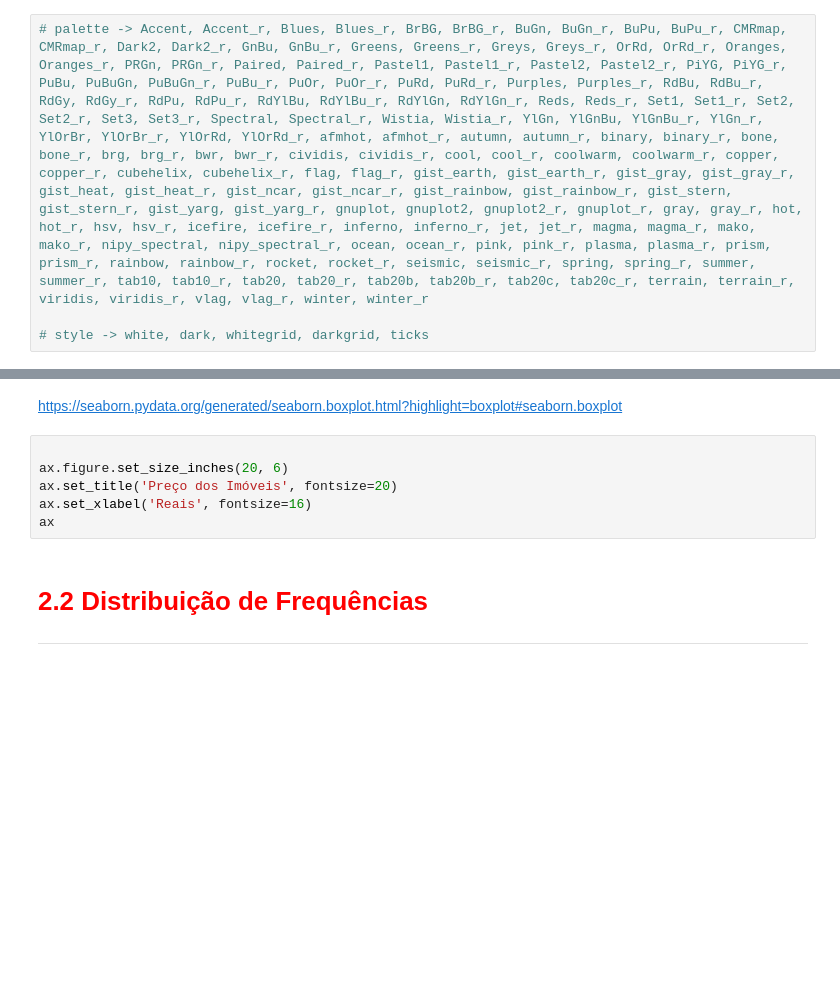
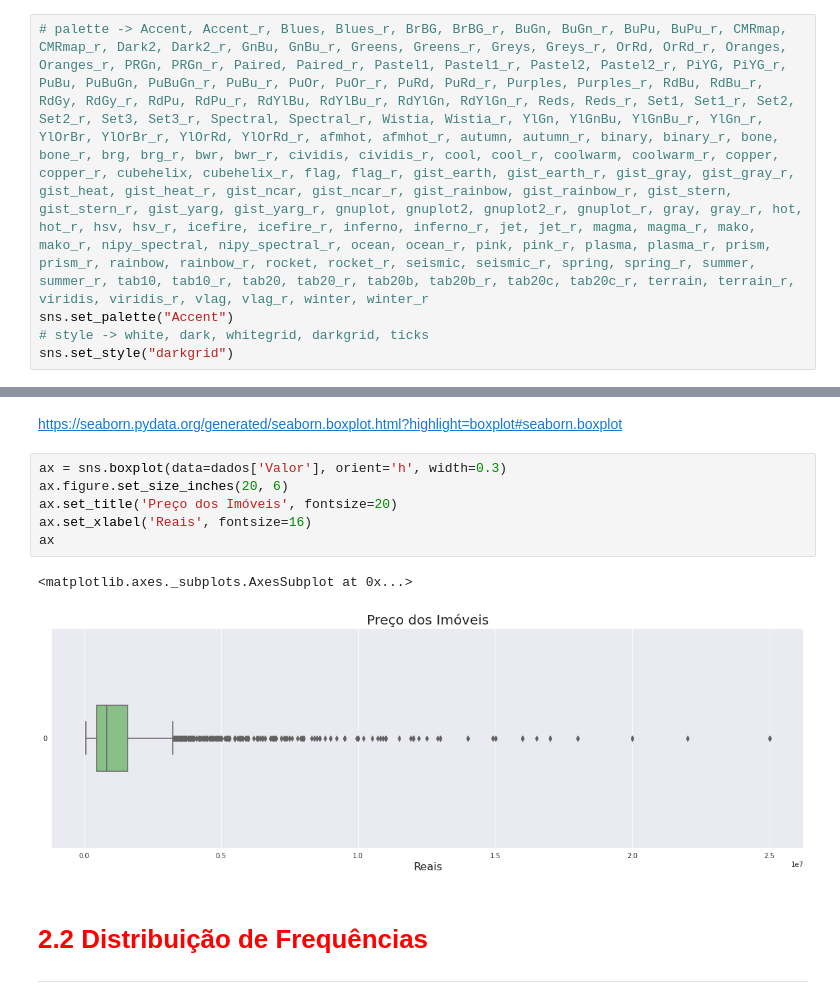
Before and after one commit to viniciosazambuja/RegressaoLinear, a Jupyter notebook: Regressão_Linear_II.ipynb, the cells around one changed output, grey strips where cells are left out. Saved outputs shown, nothing was run; the diff lists cells and outputs as text; blank space fills up the shorter version.

```diff
--- a/Regressão_Linear_II.ipynb
+++ b/Regressão_Linear_II.ipynb
@@ -70,8 +92,9 @@ https://seaborn.pydata.org/
 ## Configurações de formatação dos gráficos
 # %%
 # palette -> Accent, Accent_r, Blues, Blues_r, BrBG, BrBG_r, BuGn, BuGn_r, BuPu, BuPu_r, CMRmap, CMRmap_r, Dark2, Dark2_r, GnBu, GnBu_r, Greens, Greens_r, Greys, Greys_r, OrRd, OrRd_r, Oranges, Oranges_r, PRGn, PRGn_r, Paired, Paired_r, Pastel1, Pastel1_r, Pastel2, Pastel2_r, PiYG, PiYG_r, PuBu, PuBuGn, PuBuGn_r, PuBu_r, PuOr, PuOr_r, PuRd, PuRd_r, Purples, Purples_r, RdBu, RdBu_r, RdGy, RdGy_r, RdPu, RdPu_r, RdYlBu, RdYlBu_r, RdYlGn, RdYlGn_r, Reds, Reds_r, Set1, Set1_r, Set2, Set2_r, Set3, Set3_r, Spectral, Spectral_r, Wistia, Wistia_r, YlGn, YlGnBu, YlGnBu_r, YlGn_r, YlOrBr, YlOrBr_r, YlOrRd, YlOrRd_r, afmhot, afmhot_r, autumn, autumn_r, binary, binary_r, bone, bone_r, brg, brg_r, bwr, bwr_r, cividis, cividis_r, cool, cool_r, coolwarm, coolwarm_r, copper, copper_r, cubehelix, cubehelix_r, flag, flag_r, gist_earth, gist_earth_r, gist_gray, gist_gray_r, gist_heat, gist_heat_r, gist_ncar, gist_ncar_r, gist_rainbow, gist_rainbow_r, gist_stern, gist_stern_r, gist_yarg, gist_yarg_r, gnuplot, gnuplot2, gnuplot2_r, gnuplot_r, gray, gray_r, hot, hot_r, hsv, hsv_r, icefire, icefire_r, inferno, inferno_r, jet, jet_r, magma, magma_r, mako, mako_r, nipy_spectral, nipy_spectral_r, ocean, ocean_r, pink, pink_r, plasma, plasma_r, prism, prism_r, rainbow, rainbow_r, rocket, rocket_r, seismic, seismic_r, spring, spring_r, summer, summer_r, tab10, tab10_r, tab20, tab20_r, tab20b, tab20b_r, tab20c, tab20c_r, terrain, terrain_r, viridis, viridis_r, vlag, vlag_r, winter, winter_r
-
+sns.set_palette("Accent")
 # style -> white, dark, whitegrid, darkgrid, ticks
+sns.set_style("darkgrid")
 # %% [markdown]
 ## Box plot da variável *dependente* (y)
 # %% [markdown]
@@ -79,11 +102,14 @@ https://seaborn.pydata.org/
 # %% [markdown]
 https://seaborn.pydata.org/generated/seaborn.boxplot.html?highlight=boxplot#seaborn.boxplot
 # %%
-
+ax = sns.boxplot(data=dados['Valor'], orient='h', width=0.3)
 ax.figure.set_size_inches(20, 6)
 ax.set_title('Preço dos Imóveis', fontsize=20)
 ax.set_xlabel('Reais', fontsize=16)
 ax
+# %% [output]
+<matplotlib.axes._subplots.AxesSubplot at 0x...>
+[figure, added]
 # %% [markdown]
 # <font color='red' style='font-size: 30px;'>2.2 Distribuição de Frequências</font>
 <hr style='border: 2px solid red;'>
```
Also changed, not shown: parts of 8 cells of this notebook.
